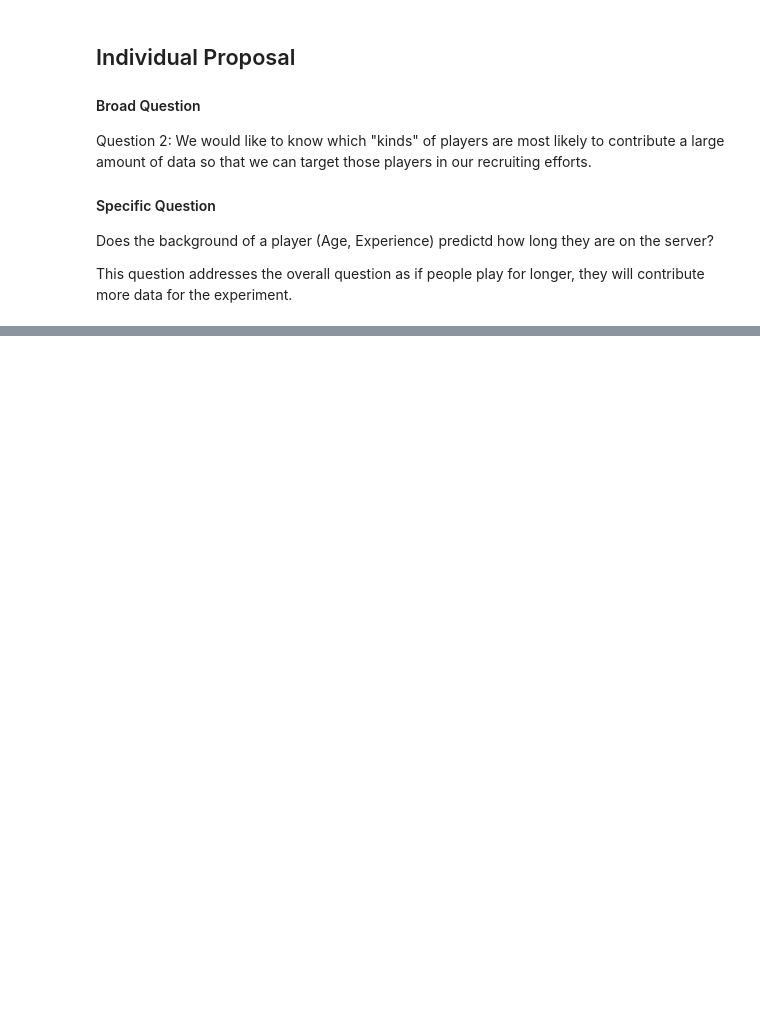
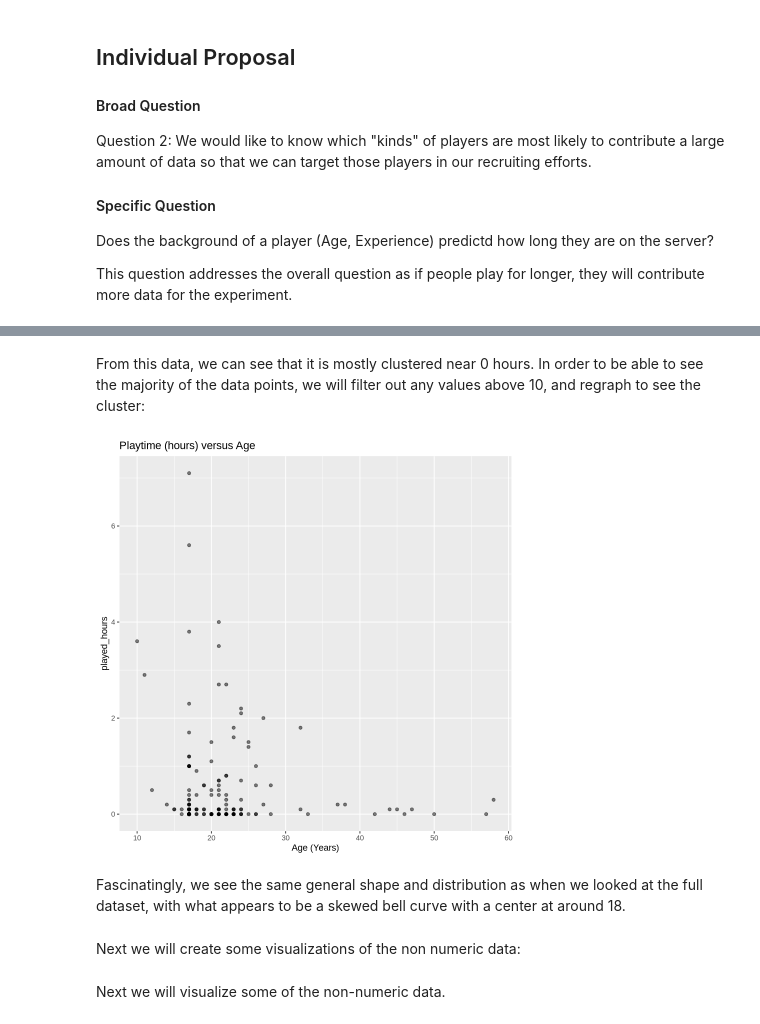
Before and after one commit to Dinglebergle/DSCI100_IndividualPlanningReport, a Jupyter notebook: IndividualReport.ipynb, the cells around one changed output, grey strips where cells are left out. Cells and saved outputs as stored; diff of their text form; code cells hidden in the pictures; blank space fills up the shorter version.

```diff
--- a/IndividualReport.ipynb
+++ b/IndividualReport.ipynb
@@ -67,0 +108,17 @@ ERROR: Error in file(filename, "r", encoding = encoding): cannot open the connec
+# %% [markdown]
+From this data, we can see that it is mostly clustered near 0 hours. In order to be able to see the majority of the data points, we will filter out any values above 10, and regraph to see the cluster:
+# %%
+play_hours_v_age_zoomed <- cleaned_data |>
+    filter(played_hours < 10) |>
+        ggplot(aes(x = age, y = played_hours)) +
+            geom_point(alpha = 0.5) +
+            labs(title = "Playtime (hours) versus Age", x = "Age (Years)", x = "Play Time (Hours)")
+play_hours_v_age_zoomed
+# %% [output]
+[figure, added]
+# %% [markdown]
+Fascinatingly, we see the same general shape and distribution as when we looked at the full dataset, with what appears to be a skewed bell curve with a center at around 18.
+# %% [markdown]
+Next we will create some visualizations of the non numeric data:
+# %% [markdown]
+Next we will visualize some of the non-numeric data.
```
Also changed, not shown: parts of 10 cells of this notebook.
